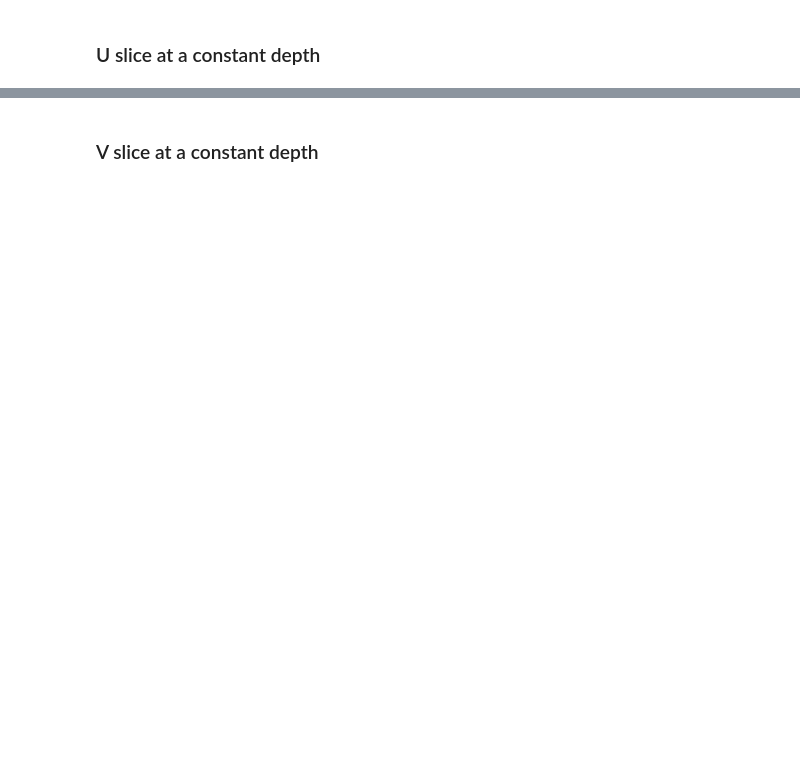
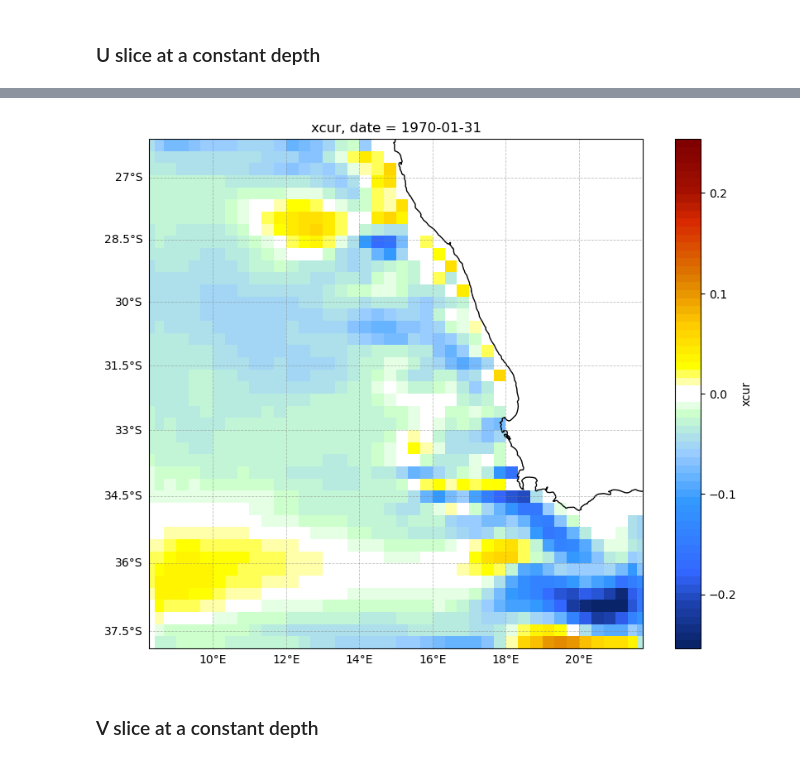
Before and after one commit to alcoat/croco_pytools, a Jupyter notebook: xcroco/tuto_xcroco.ipynb, the cells around one changed output, grey strips where cells are left out. Drawn from its saved outputs; the diff is of its cells as text; code cells hidden in the pictures; blank space fills up the shorter version.

```diff
--- a/xcroco/tuto_xcroco.ipynb
+++ b/xcroco/tuto_xcroco.ipynb
@@ -139,3 +98,23 @@ model = "croco_xios"
+# %%
+# Mozambic Initialization croco_xios template
+# path = "/home/datawork-lops-osi/slgentil/data/moz/"
+# filenames = [path+"moz_his.nc"]
+# gridname = path+"moz_his.nc"
+# longitude = 39.
+# latitude = -21.
+# depth = -100.
+# seldate = '2000-01-13'
+# model = "croco_xios"
+
+# Benguela Initialization croco_native template
+path = "/home/datawork-croco/public/ftp/CONFIGS_EXAMPLES/OLD_notuptodatev1.3_toberemoved/Run_BENGUELA_LR_inter_all/CROCO_FILES/"
+filenames = [path+"croco_his.nc"]
+gridname = path+"croco_his.nc"
+longitude = 14.
+latitude = -32.
+depth = -100.
+seldate = 2592000
+model = "croco_native"
 # %% [markdown]
 ---
 ### Create an instance of the Model class
@@ -148,7 +127,7 @@ croco = Model(model)
 # %%
 %%time
 drop_variables = []
-ds, grid = io.open_files(croco, gridname, filenames, grid_metrics=1,
+ds, xgrid = io.open_files(croco, gridname, filenames, grid_metrics=1,
                           drop_variables=drop_variables,
                           chunks={'t':1},
                           # chunks={'t':1, 's':1, 's_w':1},
@@ -208,7 +301,7 @@ Coordinates: (12/17)
 z_u = gop.get_z(croco, ds=ds1, z_sfc=ds1.z_sfc, xgrid=grid, hgrid='u')
 # slice of u at a constant depth
 uslice= gop.slices(croco, ds1.xcur, z_u, ds=ds1, depth=depth)
-# uslice = gop.isoslice(ds1.xcur, np.array([depth]), grid, target_data=z_u, axis="z")
 # plot the slice of u
 kwargs = {'vmin': -1, 'vmax': 1, 'extend':'both'}
-cplt.plotfig(uslice, **kwargs)
+cplt.plotfig(uslice) #, **kwargs)
+# %% [output]
@@ -215,3 +310,4 @@ cplt.plotfig(uslice, **kwargs)
+[figure, added]
 # %% [markdown]
 ### V slice at a constant depth
 # %%
```
Also changed, not shown: parts of 14 cells of this notebook, 4 other files.
